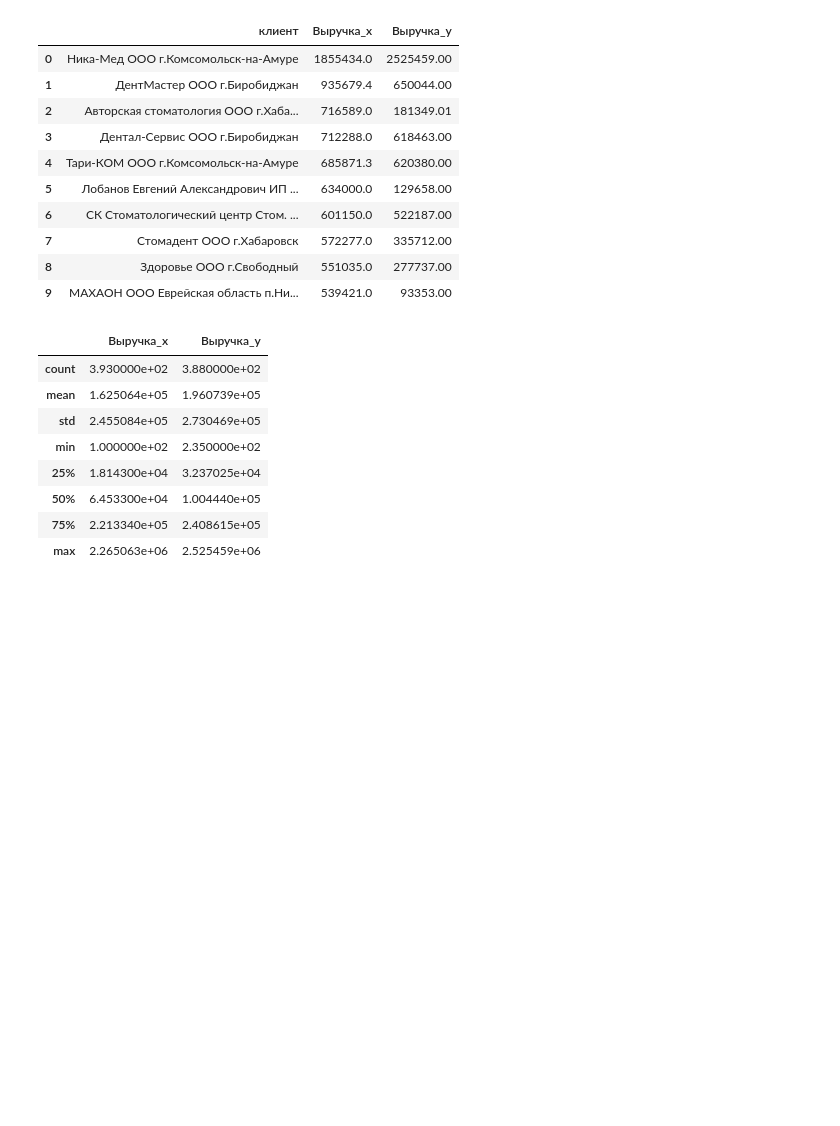
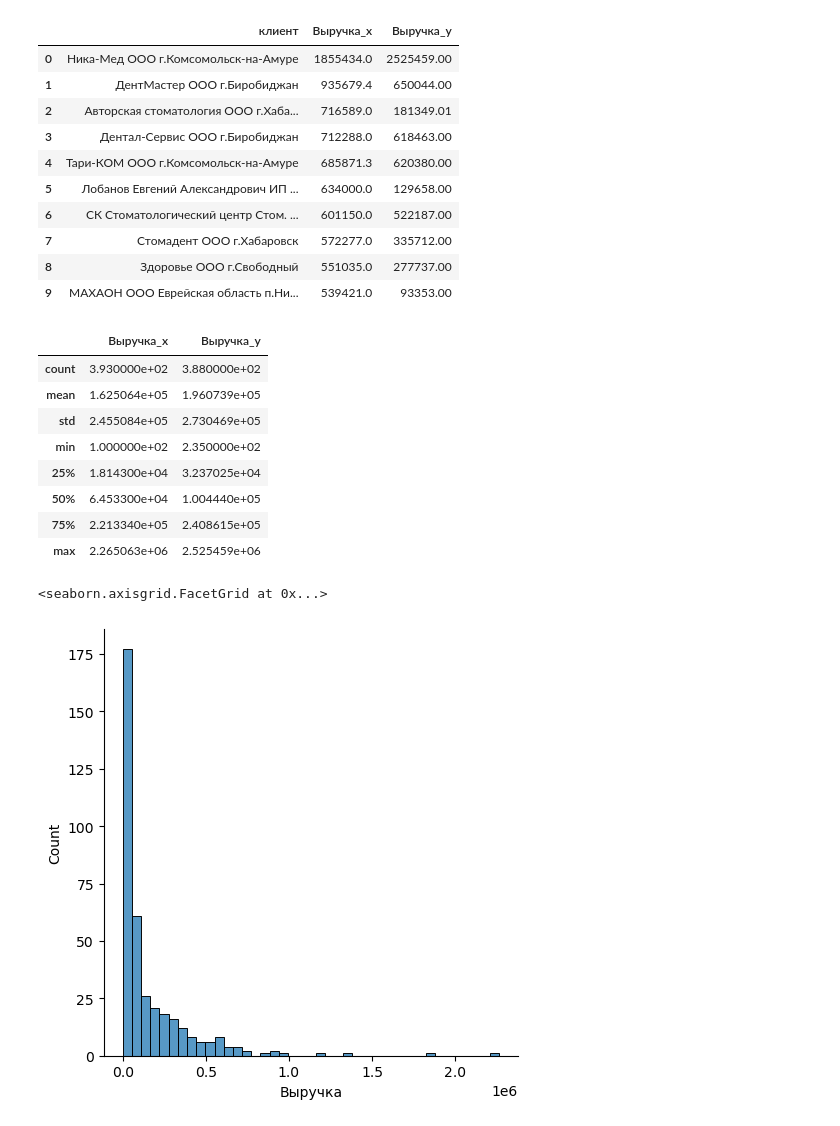
Before and after one commit to Ylika/analizz, a Jupyter notebook: Analizz.ipynb, the cells around one changed output. Drawn from its saved outputs; the diff is of its cells as text; code cells hidden in the pictures; blank space fills up the shorter version.

```diff
--- a/Analizz.ipynb
+++ b/Analizz.ipynb
@@ -91,3 +94,8 @@ data2122.describe()
 | 50% | 6.453300e+04 | 1.004440e+05 |
 | 75% | 2.213340e+05 | 2.408615e+05 |
 | max | 2.265063e+06 | 2.525459e+06 |
+# %%
+sns.displot(data2021['Выручка'])
+# %% [output]
+<seaborn.axisgrid.FacetGrid at 0x...>
+[figure, added]
```
Also changed, not shown: parts of 4 cells of this notebook, 1 other file.
